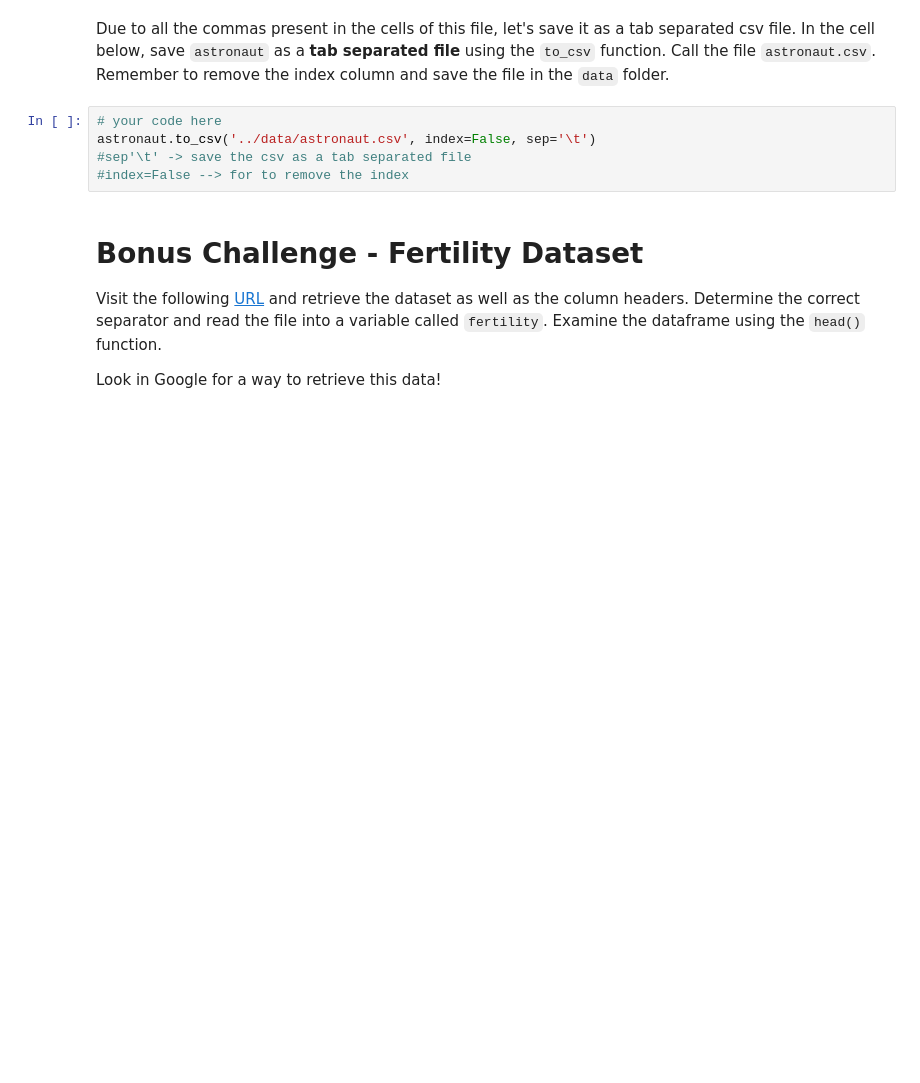
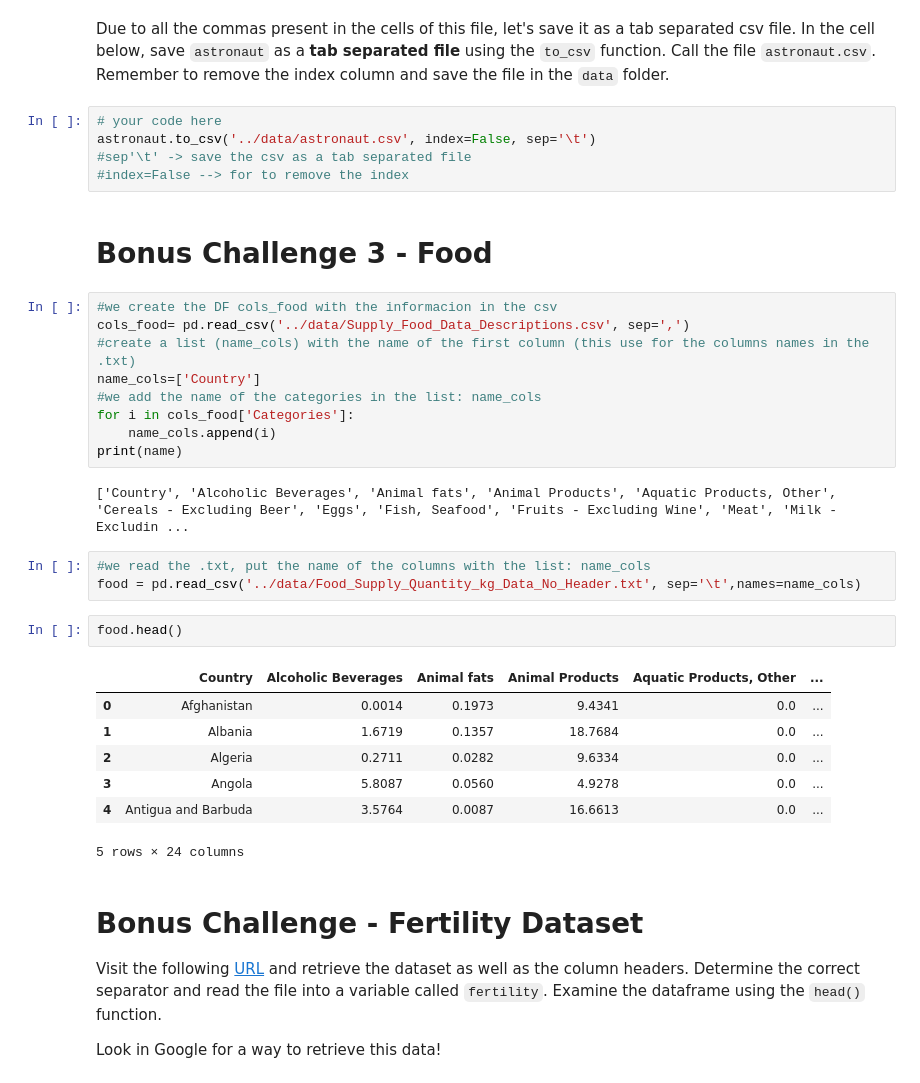
Before and after one commit to ta-data-mad/dataptmad0420, a Jupyter notebook: module-1/importing-exporting-data/your-code/main.ipynb, the cells around one changed output. Drawn from its saved outputs; the diff is of its cells as text; blank space fills up the shorter version.

Commit message:
Bonus Octavio finished

```diff
--- a/module-1/importing-exporting-data/your-code/main.ipynb
+++ b/module-1/importing-exporting-data/your-code/main.ipynb
@@ -154,6 +156,32 @@ Due to all the commas present in the cells of this file, let's save it as a tab
 astronaut.to_csv('../data/astronaut.csv', index=False, sep='\t')
 #sep'\t' -> save the csv as a tab separated file
 #index=False --> for to remove the index
+# %% [markdown]
+# Bonus Challenge 3 - Food
+# %%
+#we create the DF cols_food with the informacion in the csv
+cols_food= pd.read_csv('../data/Supply_Food_Data_Descriptions.csv', sep=',')
+#create a list (name_cols) with the name of the first column (this use for the columns names in the .txt)
+name_cols=['Country']
+#we add the name of the categories in the list: name_cols
+for i in cols_food['Categories']:
+    name_cols.append(i)
+print(name)
+# %% [output]
+['Country', 'Alcoholic Beverages', 'Animal fats', 'Animal Products', 'Aquatic Products, Other', 'Cereals - Excluding Beer', 'Eggs', 'Fish, Seafood', 'Fruits - Excluding Wine', 'Meat', 'Milk - Excludin ...
+# %%
+#we read the .txt, put the name of the columns with the list: name_cols
+food = pd.read_csv('../data/Food_Supply_Quantity_kg_Data_No_Header.txt', sep='\t',names=name_cols)
+# %%
+food.head()
+# %% [output]
+|  | Country | Alcoholic Beverages | Animal fats | Animal Products | Aquatic Products, Other | ... |
+| 0 | Afghanistan | 0.0014 | 0.1973 | 9.4341 | 0.0 | ... |
+| 1 | Albania | 1.6719 | 0.1357 | 18.7684 | 0.0 | ... |
+| 2 | Algeria | 0.2711 | 0.0282 | 9.6334 | 0.0 | ... |
+| 3 | Angola | 5.8087 | 0.0560 | 4.9278 | 0.0 | ... |
+| 4 | Antigua and Barbuda | 3.5764 | 0.0087 | 16.6613 | 0.0 | ... |
+5 rows × 24 columns
 # %% [markdown]
 # Bonus Challenge - Fertility Dataset
 
```
Also changed, not shown: parts of 4 cells of this notebook, 2 other files.
